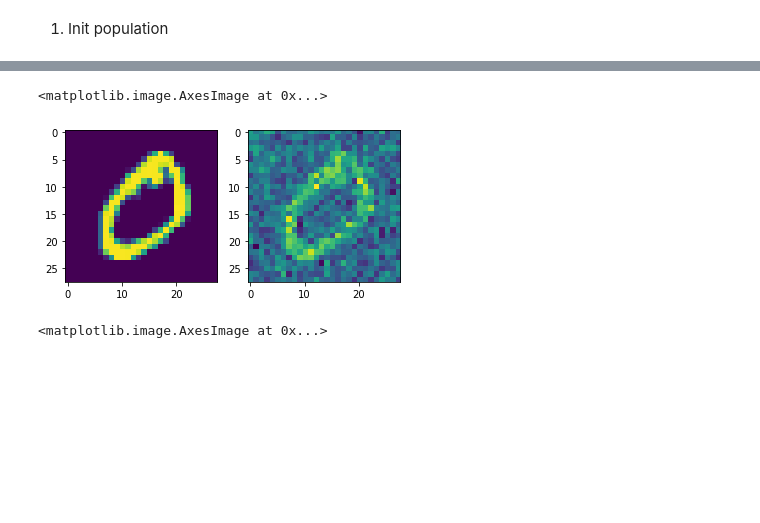
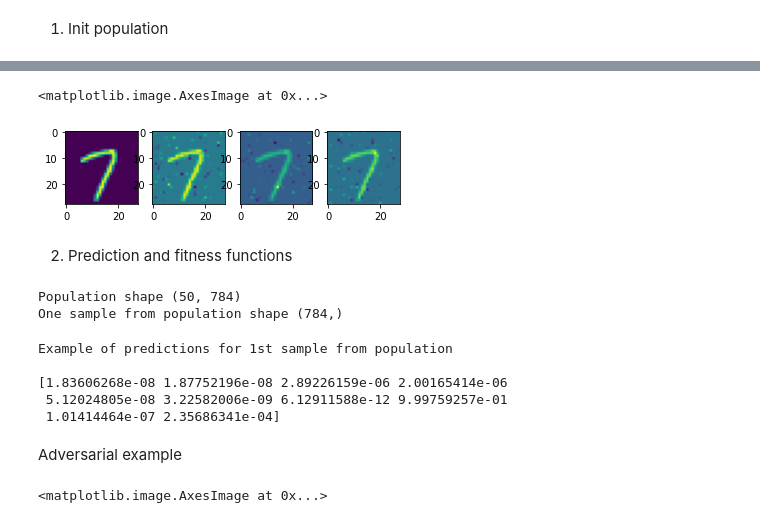
Before and after one commit to CyrilRJK/Natural-Computing-Project, a Jupyter notebook: Improved_Ga.ipynb, the cells around one changed output, grey strips where cells are left out. Cells and saved outputs as stored; diff of their text form; code cells hidden in the pictures; blank space fills up the shorter version.

```diff
--- a/Improved_Ga.ipynb
+++ b/Improved_Ga.ipynb
@@ -541,11 +645,33 @@ population[19]-population[15]
 # %%
-# examples of noise
-fig, ax = plt.subplots(1,2)
-ax[0].imshow(X[1].reshape(28,28))
-ax[1].imshow(add_noise(X[1]).reshape(28,28))
+f, ax = plt.subplots(1,4)
+ax[0].imshow(ground_truth.reshape(28,28))
+ax[1].imshow(population[0].reshape(28,28))
+ax[2].imshow(population[1].reshape(28,28))
+ax[3].imshow(population[2].reshape(28,28))
 # %% [output]
 <matplotlib.image.AxesImage at 0x...>
-[figure, old version]
+[figure, new version]
+# %% [markdown]
+2. Prediction and fitness functions
+# %%
+print(f"Population shape {population.shape}")
+print(f"One sample from population shape {population[0].shape}")
+# %% [output]
+Population shape (50, 784)
+One sample from population shape (784,)
+# %%
+''' We need to expand the dimension because CNN requires (28,28,1) shape) '''
+predictions = model.predict(np.expand_dims(population.reshape(population.shape[0],28,28),axis=3))
+print("Example of predictions for 1st sample from population \n")
+print(predictions[0])
+# %% [output]
+Example of predictions for 1st sample from population
+
+[1.83606268e-08 1.87752196e-08 2.89226159e-06 2.00165414e-06
+ 5.12024805e-08 3.22582006e-09 6.12911588e-12 9.99759257e-01
+ 1.01414464e-07 2.35686341e-04]
+# %% [markdown]
+Adversarial example
 # %%
 plt.imshow(adverserial.reshape(28,28))
 # %% [output]
```
Also changed, not shown: parts of 27 cells of this notebook.
